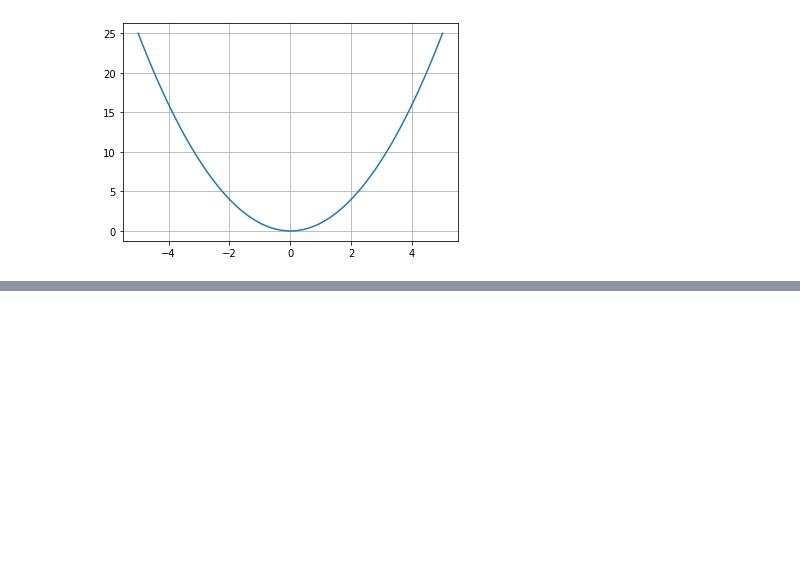
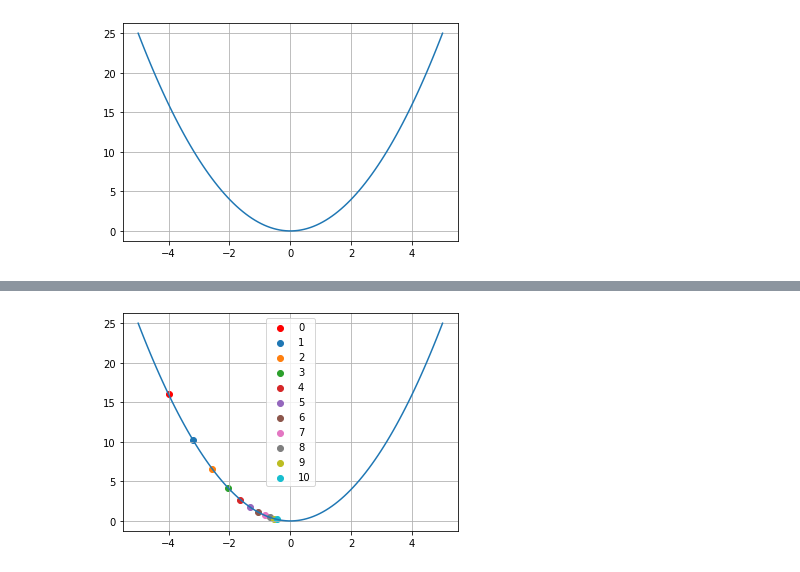
Before and after one commit to JakeOh/202007_itw_bd18, a Jupyter notebook: lab_ml/ml05_linear_regression.ipynb, the cells around one changed output, grey strips where cells are left out. Cells and saved outputs as stored; diff of their text form; code cells hidden in the pictures; blank space fills up the shorter version.

```diff
--- a/lab_ml/ml05_linear_regression.ipynb
+++ b/lab_ml/ml05_linear_regression.ipynb
@@ -85,0 +104,6 @@ plt.grid()
+# %%
+def gradient(fn, x, h=0.001):
+    return (fn(x + h) - fn(x)) / h
+# %%
+def square(x):
+    return x**2
@@ -85,0 +130,26 @@ plt.grid()
+# %%
+def plot_function(fn):
+    X = np.linspace(start=-5, stop=5, num=100)
+    y = fn(X)
+    plt.plot(X, y, '-')
+# %%
+ def plot_gradient_descent(fn, x_init, n_iterations=5, eta=0.1):
+    plot_function(fn)  # y = x ** 2
+
+    # x_init = -4
+    y_init = fn(x_init)
+    plt.scatter(x_init, y_init, label='0', color='red')
+
+    # eta = 0.1
+    for epoch in range(n_iterations):
+        x_new = x_init - eta * gradient(fn, x=x_init)
+        y_new = fn(x_new)
+        plt.scatter(x_new, y_new, label=f'{epoch+1}')
+        x_init = x_new
+
+    plt.grid()
+    plt.legend()
+# %%
+plot_gradient_descent(fn=square, x_init=-4, n_iterations=10)
+# %% [output]
+[figure, added]
```
Also changed, not shown: parts of 20 cells of this notebook.
